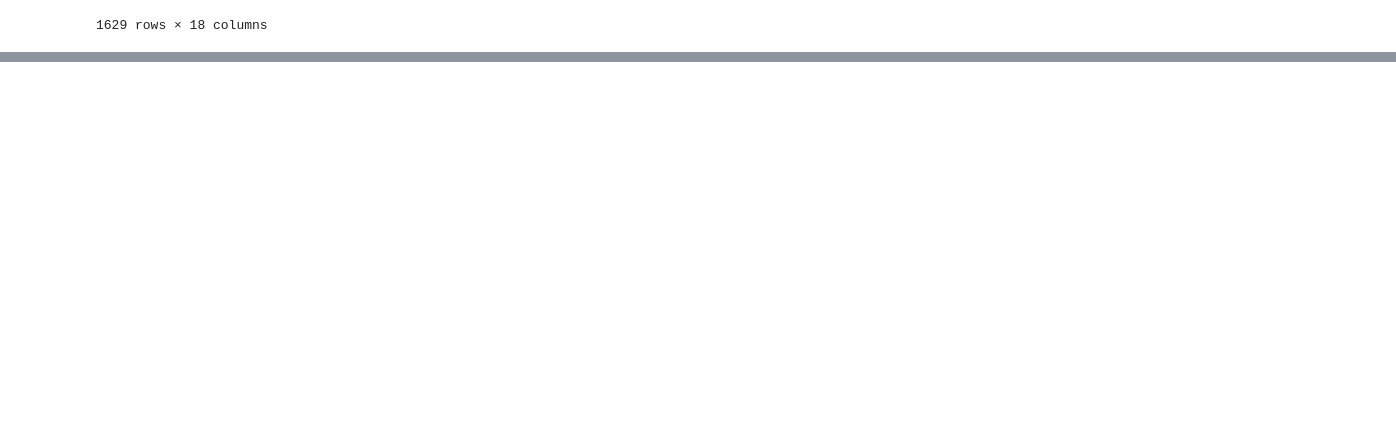
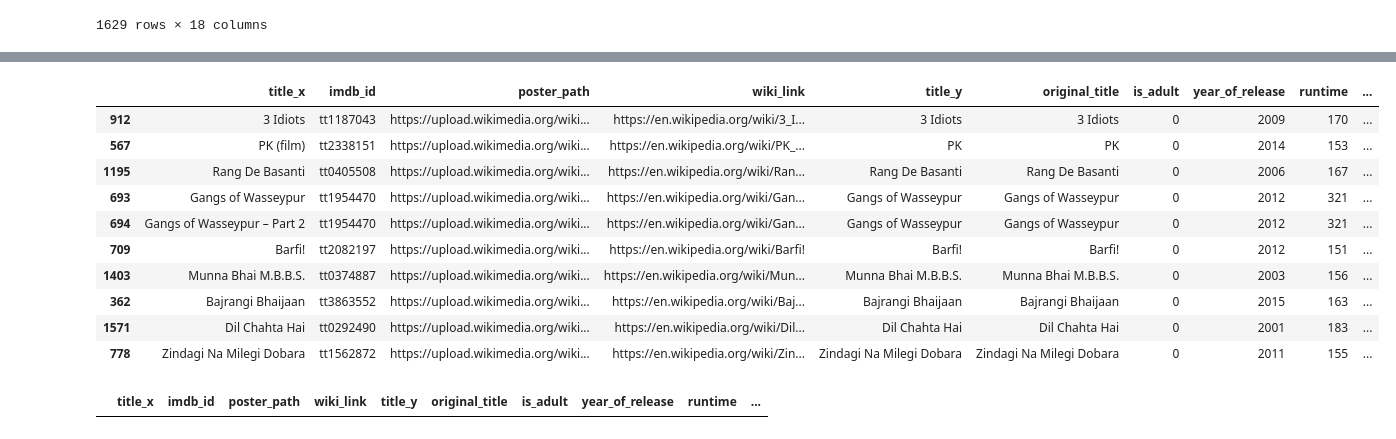
Before and after one commit to Alyan-khattak/AI_ML_Journey, a Jupyter notebook: 7.Data_Analysis_and_Visualization/2_Pandas/6_DataFrame_Filtering_movies.csv.ipynb, the cells around one changed output, grey strips where cells are left out. Saved outputs shown, nothing was run; the diff lists cells and outputs as text; code cells hidden in the pictures; blank space fills up the shorter version.

```diff
--- a/7.Data_Analysis_and_Visualization/2_Pandas/6_DataFrame_Filtering_movies.csv.ipynb
+++ b/7.Data_Analysis_and_Visualization/2_Pandas/6_DataFrame_Filtering_movies.csv.ipynb
@@ -22,0 +95,31 @@ movies
+# %%
+# Top 10 movies by votes in Comedy genre
+movies [ movies['genres'].str.contains("Comedy")].sort_values("imdb_votes", ascending=False).head(10)
+# %% [output]
+|  | title_x | imdb_id | poster_path | wiki_link | title_y | original_title | is_adult | year_of_release | runtime | ... |
+| 912 | 3 Idiots | tt1187043 | https://upload.wikimedia.org/wiki... | https://en.wikipedia.org/wiki/3_I... | 3 Idiots | 3 Idiots | 0 | 2009 | 170 | ... |
+| 567 | PK (film) | tt2338151 | https://upload.wikimedia.org/wiki... | https://en.wikipedia.org/wiki/PK_... | PK | PK | 0 | 2014 | 153 | ... |
+| 1195 | Rang De Basanti | tt0405508 | https://upload.wikimedia.org/wiki... | https://en.wikipedia.org/wiki/Ran... | Rang De Basanti | Rang De Basanti | 0 | 2006 | 167 | ... |
+| 693 | Gangs of Wasseypur | tt1954470 | https://upload.wikimedia.org/wiki... | https://en.wikipedia.org/wiki/Gan... | Gangs of Wasseypur | Gangs of Wasseypur | 0 | 2012 | 321 | ... |
+| 694 | Gangs of Wasseypur – Part 2 | tt1954470 | https://upload.wikimedia.org/wiki... | https://en.wikipedia.org/wiki/Gan... | Gangs of Wasseypur | Gangs of Wasseypur | 0 | 2012 | 321 | ... |
+| 709 | Barfi! | tt2082197 | https://upload.wikimedia.org/wiki... | https://en.wikipedia.org/wiki/Barfi! | Barfi! | Barfi! | 0 | 2012 | 151 | ... |
+| 1403 | Munna Bhai M.B.B.S. | tt0374887 | https://upload.wikimedia.org/wiki... | https://en.wikipedia.org/wiki/Mun... | Munna Bhai M.B.B.S. | Munna Bhai M.B.B.S. | 0 | 2003 | 156 | ... |
+| 362 | Bajrangi Bhaijaan | tt3863552 | https://upload.wikimedia.org/wiki... | https://en.wikipedia.org/wiki/Baj... | Bajrangi Bhaijaan | Bajrangi Bhaijaan | 0 | 2015 | 163 | ... |
+| 1571 | Dil Chahta Hai | tt0292490 | https://upload.wikimedia.org/wiki... | https://en.wikipedia.org/wiki/Dil... | Dil Chahta Hai | Dil Chahta Hai | 0 | 2001 | 183 | ... |
+| 778 | Zindagi Na Milegi Dobara | tt1562872 | https://upload.wikimedia.org/wiki... | https://en.wikipedia.org/wiki/Zin... | Zindagi Na Milegi Dobara | Zindagi Na Milegi Dobara | 0 | 2011 | 155 | ... |
+# %%
+#Top 10 Action movies after 2010 with rating > 7.5 and runtime < 150
+
+
+## as runtime is stored as string so convert to number 1st
+movies["runtime"] = pd.to_numeric(movies["runtime"], errors="coerce")
+movies["release_date"] = pd.to_numeric(movies["runtime"], errors="coerce")
+movies[
+    (movies["genres"].str.contains("Action")) &
+    (movies["release_date"] > 2010) &
+    (movies["imdb_rating"] > 7.5) &
+    (movies["runtime"] < 150)
+
+       ].sort_values("imdb_rating").head(10)
+# %% [output]
+|  | title_x | imdb_id | poster_path | wiki_link | title_y | original_title | is_adult | year_of_release | runtime | ... |
```
Also changed, not shown: parts of 7 cells of this notebook.
